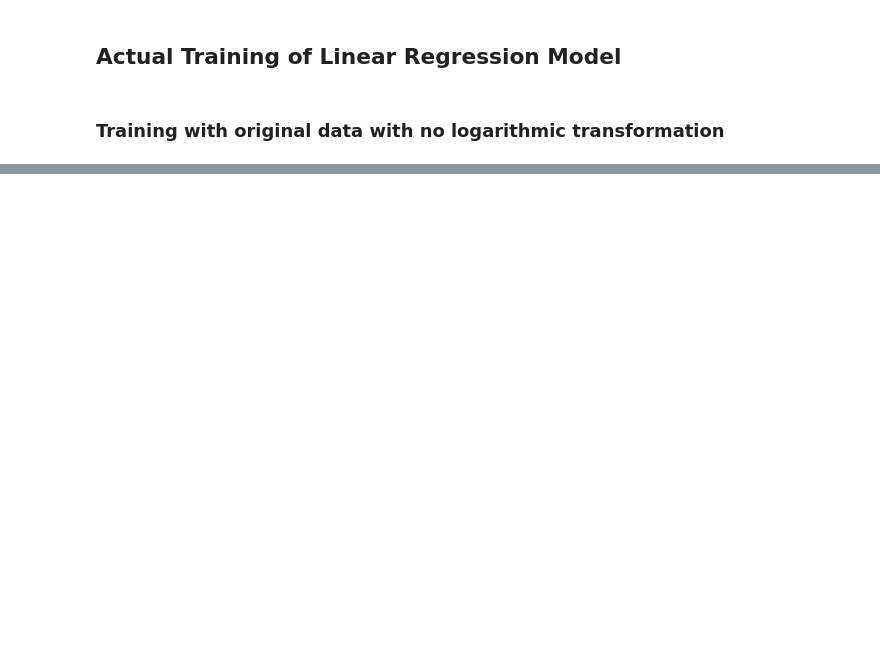
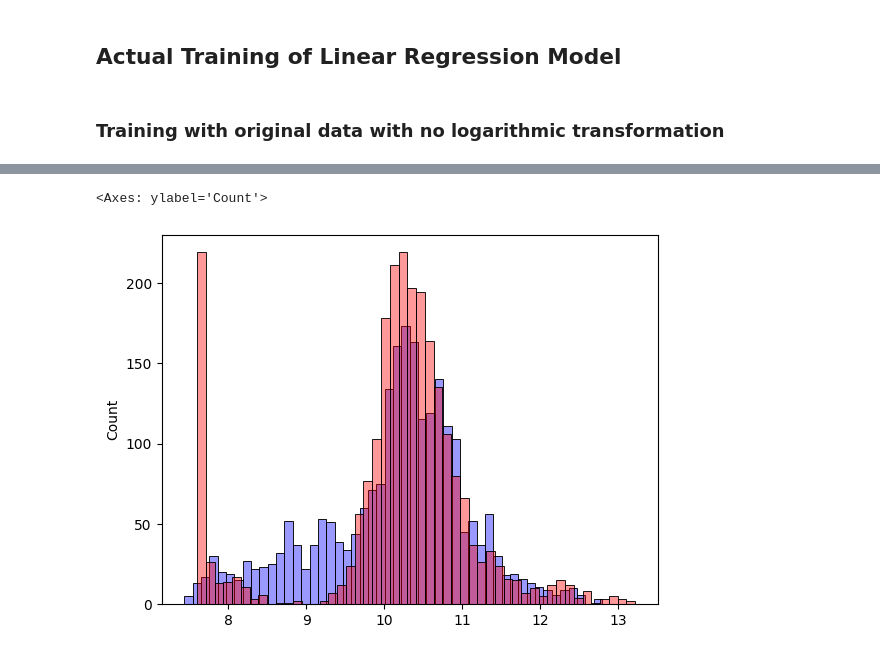
Before and after one commit to BALJAPALLIANSHUL/machine_learning_zoomcamp, a Jupyter notebook: 02-Car price prediction/car_price_pred.ipynb, the cells around one changed output, grey strips where cells are left out. Drawn from its saved outputs; the diff is of its cells as text; code cells hidden in the pictures; blank space fills up the shorter version.

```diff
--- a/02-Car price prediction/car_price_pred.ipynb
+++ b/02-Car price prediction/car_price_pred.ipynb
@@ -213,0 +259,9 @@ w[0],w[1:]
+# %%
+subset_val = df_val.values
+y_pred_val_log = subset_val@w_with_log_transform[1:] + w_with_log_transform[0]
+# %%
+sns.histplot(y_pred_val_log,color='blue',alpha=0.4,bins=50)
+sns.histplot(log_y_val,color='red',alpha=0.4,bins=50)
+# %% [output]
+<Axes: ylabel='Count'>
+[figure, added]
```
Also changed, not shown: parts of 13 cells of this notebook.
